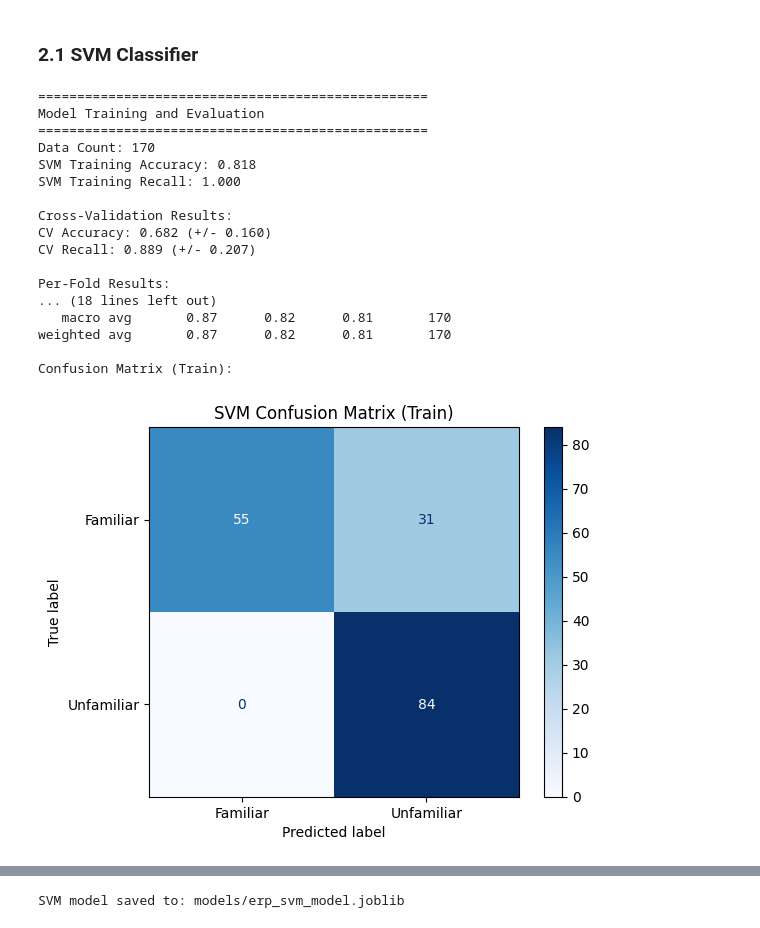
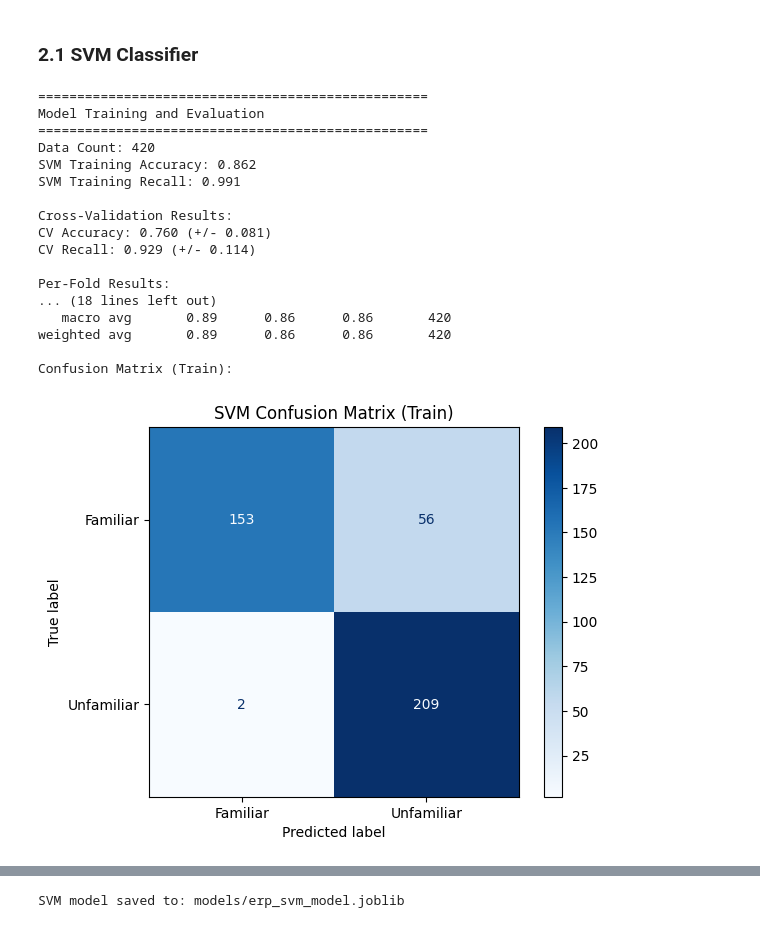
Before and after one commit to YouniPark/FYDP-rename_later-, a Jupyter notebook: poc/eeg_analysis/Classifier_Training.ipynb, the cells around one changed output, grey strips where cells are left out. Saved outputs shown, nothing was run; the diff lists cells and outputs as text; code cells hidden in the pictures.

```diff
--- a/poc/eeg_analysis/Classifier_Training.ipynb
+++ b/poc/eeg_analysis/Classifier_Training.ipynb
@@ -13,8 +13,8 @@ Classifiers to test:
 # %%
 ## Config
 k_fold_cv = 10  # cross-validation splits/folds
-custom_class_weight = {0: 1, 1: 1.75}  # ratio of familiar : unfamiliar weighting
-test_size = 0.15  # proportion of data to use for testing
+custom_class_weight = {0: 1, 1: 1.8}  # ratio of familiar : unfamiliar weighting
+test_size = 0  # proportion of data to use for testing
 metric_weights = {"recall": 1, "accuracy": 5}  # for permutation importance
 save_models = True  # Set to False to skip saving models and scalers
 # %% [markdown]
@@ -35,7 +35,7 @@ Load csv data with extracted features.
 # Experiments: 3, 5, 6
 # Runs: A, B
 
-experiments_to_load = ['3', '5', '6A', '6B']
+experiments_to_load = ['3', '5', '6A', '6B', '7', '7', '7']  # duplicate 7 to oversample
 
 def load_experiment_data(experiments_list):
     """Load and concatenate data from multiple experiments/runs."""
@@ -170,7 +175,11 @@ X = data.drop(columns=['IS_UNFAMILIAR'] + ([col for col in data.columns if col =
 y = data['IS_UNFAMILIAR']
 
 # Split data into training and testing sets
-X_train, X_test, y_train, y_test = train_test_split(X, y, test_size=test_size, random_state=42)
+if test_size > 0:
+    X_train, X_test, y_train, y_test = train_test_split(X, y, test_size=test_size, random_state=42)
+else:
+    X_train, y_train = X, y
+    X_test, y_test = pd.DataFrame(), pd.Series()  # Empty test sets
 
 print(f"Training set shape: {X_train.shape}")
 print(f"Test set shape: {X_test.shape}")
@@ -364,32 +357,32 @@ def evaluate_test_set(name, model, X_test, y_test):
 # %%
 ## Train and evaluate SVM
 # Params:
 # kernel: rbf (default), linear, poly, sigmoid
 # C (regularization parameter): default=1.0
 # gamma (kernel coefficient): scale (default), auto, or float value ()
 # class_weight (weight of classes): None (default), 'balanced', or dict
 
-svm = SVC(kernel='rbf', C=2, gamma='scale', random_state=42, class_weight=custom_class_weight)
+svm = SVC(kernel='rbf', C=10, gamma='scale', random_state=42, class_weight=custom_class_weight)
 svm, _ = evaluate_train_and_cv("SVM", svm, X_train_scaled, y_train, k_fold_cv, detailed_train_report=True)
 # %% [output]
 ==================================================
 Model Training and Evaluation
 ==================================================
-Data Count: 170
-SVM Training Accuracy: 0.818
-SVM Training Recall: 1.000
+Data Count: 420
+SVM Training Accuracy: 0.862
+SVM Training Recall: 0.991
 
 Cross-Validation Results:
-CV Accuracy: 0.682 (+/- 0.160)
-CV Recall: 0.889 (+/- 0.207)
+CV Accuracy: 0.760 (+/- 0.081)
+CV Recall: 0.929 (+/- 0.114)
 
 Per-Fold Results:
 ... (18 lines left out)
-   macro avg       0.87      0.82      0.81       170
-weighted avg       0.87      0.82      0.81       170
+   macro avg       0.89      0.86      0.86       420
+weighted avg       0.89      0.86      0.86       420
 
 Confusion Matrix (Train):
-[figure, old version]
+[figure, new version]
 # %%
 ## Final held-out test evaluation
 evaluate_test_set("SVM", svm, X_test_scaled, y_test)
```
Also changed, not shown: parts of 6 cells of this notebook, 20 other files.
